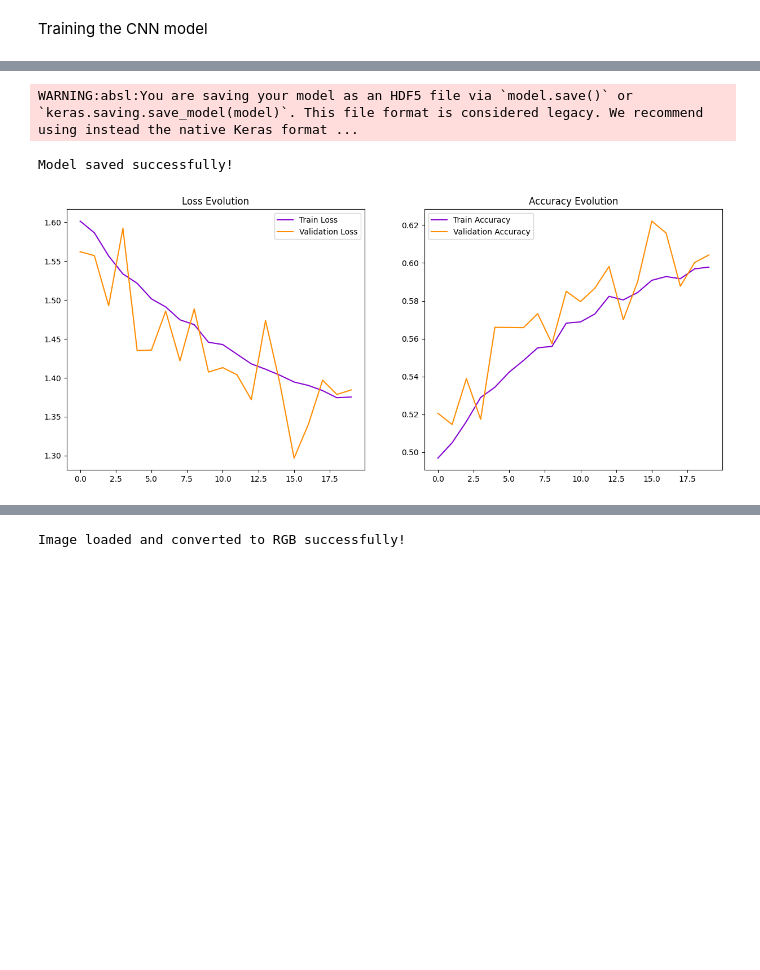
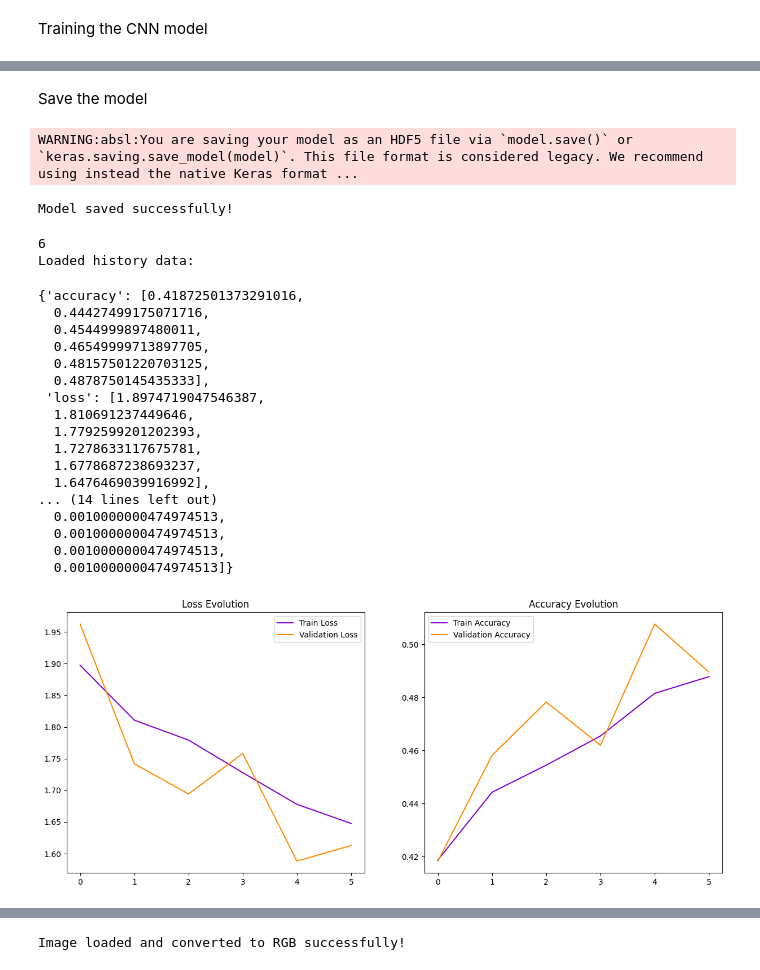
Before and after one commit to shub-codes/CIFAR-10, a Jupyter notebook: CIFAR_10.ipynb, the cells around one changed output, grey strips where cells are left out. Cells and saved outputs as stored; diff of their text form; code cells hidden in the pictures; blank space fills up the shorter version.

```diff
--- a/CIFAR_10.ipynb
+++ b/CIFAR_10.ipynb
@@ -189,3 +257,5 @@ Restoring model weights from the end of the best epoch: 16.
+# %% [markdown]
+Save the model
 # %%
 # Save the model
 model.save('cifar10_cnn_model.h5')
@@ -194,23 +264,60 @@ print("Model saved successfully!")
 WARNING:absl:You are saving your model as an HDF5 file via `model.save()` or `keras.saving.save_model(model)`. This file format is considered legacy. We recommend using instead the native Keras format ...
 Model saved successfully!
 # %%
-plt.figure(figsize=(15,6))
+import pickle
+import matplotlib.pyplot as plt
+from IPython.display import display
 
-# Plotting the training and validation loss
-plt.subplot(1, 2, 1)
-plt.plot(model.history.history['loss'], label='Train Loss', color='#8502d1')
-plt.plot(model.history.history['val_loss'], label='Validation Loss', color='darkorange')
-plt.legend()
-plt.title('Loss Evolution')
+# Load the training history from the pickle file
+try:
+    with open('training_history.pkl', 'rb') as f:
+        history_data = pickle.load(f)
+except FileNotFoundError:
+    print("Error: training_history.pkl not found. Please run the training cell first.")
+    history_data = None
+print(len(history_data['accuracy']))
+# Display the loaded history data for debugging
+if history_data:
+    print("Loaded history data:")
+    display(history_data)
 
-# Plotting the training and validation accuracy
-plt.subplot(1, 2, 2)
-plt.plot(model.history.history['accuracy'], label='Train Accuracy', color='#8502d1')
-plt.plot(model.history.history['val_accuracy'], label='Validation Accuracy', color='darkorange')
-plt.legend()
-plt.title('Accuracy Evolution')
+if history_data:
+    plt.figure(figsize=(15,6))
 
-plt.show()
+    # Plotting the training and validation loss
+    plt.subplot(1, 2, 1)
+    plt.plot(history_data['loss'], label='Train Loss', color='#8502d1')
+    plt.plot(history_data['val_loss'], label='Validation Loss', color='darkorange')
+    plt.legend()
+    plt.title('Loss Evolution')
+
+    # Plotting the training and validation accuracy
+    plt.subplot(1, 2, 2)
+    plt.plot(history_data['accuracy'], label='Train Accuracy', color='#8502d1')
+    plt.plot(history_data['val_accuracy'], label='Validation Accuracy', color='darkorange')
+    plt.legend()
+    plt.title('Accuracy Evolution')
+
+    plt.show()
 # %% [output]
+6
+Loaded history data:
+{'accuracy': [0.41872501373291016,
+  0.44427499175071716,
+  0.4544999897480011,
+  0.46549999713897705,
+  0.48157501220703125,
+  0.4878750145435333],
+ 'loss': [1.8974719047546387,
+  1.810691237449646,
+  1.7792599201202393,
+  1.7278633117675781,
+  1.6778687238693237,
+  1.6476469039916992],
+... (14 lines left out)
+  0.0010000000474974513,
+  0.0010000000474974513,
+  0.0010000000474974513,
+  0.0010000000474974513]}
-[figure, old version]
+[figure, new version]
 # %%
```
Also changed, not shown: parts of 8 cells of this notebook.
